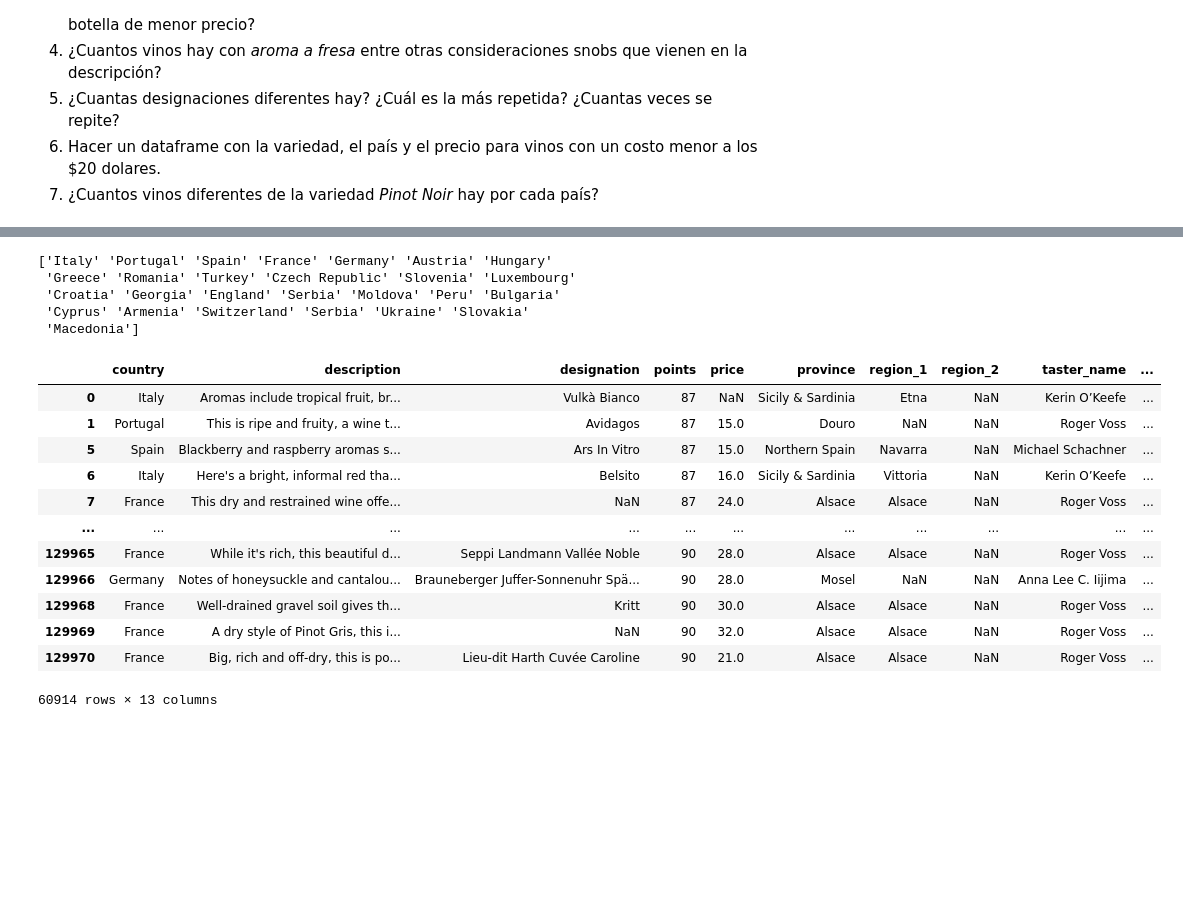
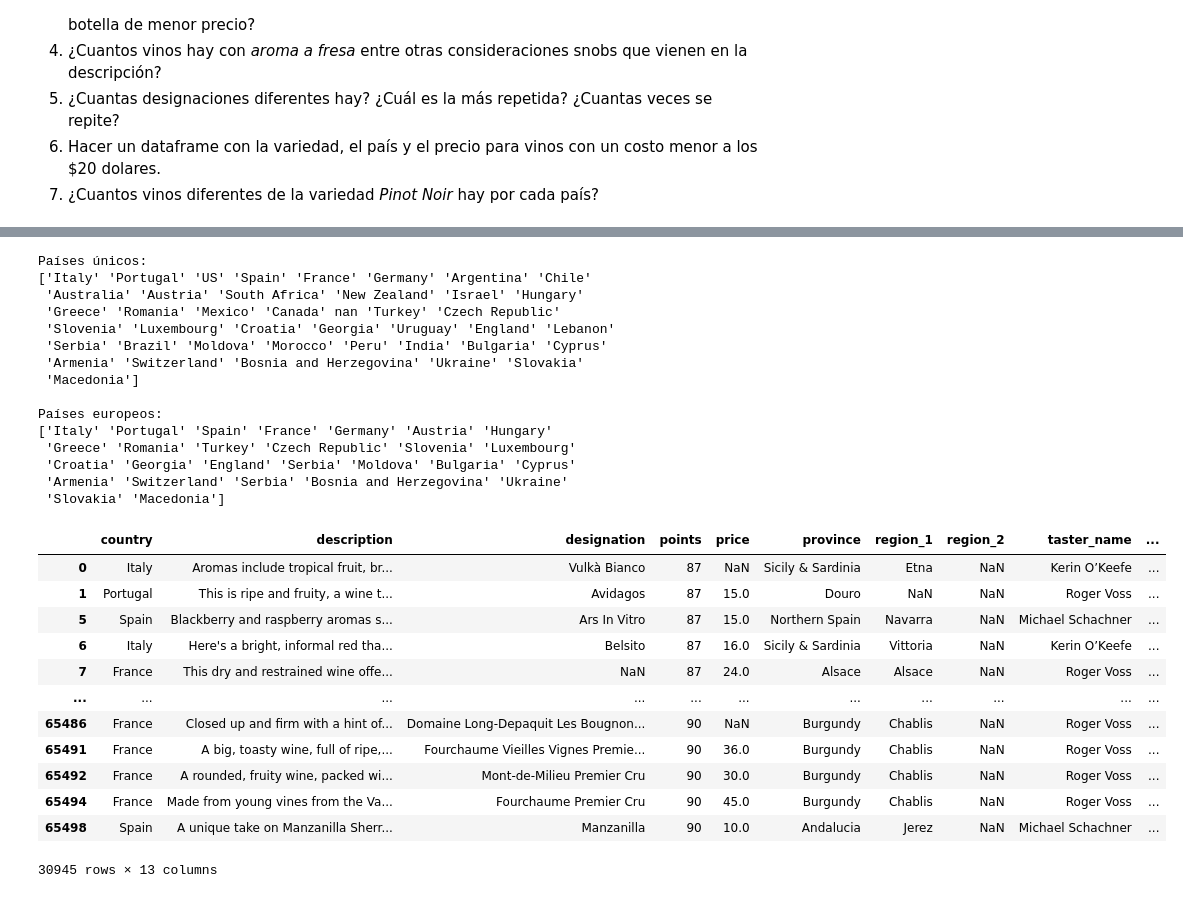
Before and after one commit to Jupazumur/lcc-ia-2026-1, a Jupyter notebook: eval_conocimiento/intro-pandas.ipynb, the cells around one changed output, grey strips where cells are left out. Drawn from its saved outputs; the diff is of its cells as text; code cells hidden in the pictures; blank space fills up the shorter version.

```diff
--- a/eval_conocimiento/intro-pandas.ipynb
+++ b/eval_conocimiento/intro-pandas.ipynb
@@ -835,7 +835,7 @@ Una vez descargado, usar pandas para las siguientes tareas:
 winmag_url = 'https://gist.githubusercontent.com/clairehq/79acab35be50eaf1c383948ed3fd1129/raw/407a02139ae1e134992b90b4b2b8c329b3d73a6a/winemag-data-130k-v2.csv'
 # %%
 # ¿Cuantas variables tiene el dataframe?
-csv_path = "/content/sample_data/winemag-data-130k-v2.csv.zip"
+csv_path = winmag_url
 
 df_wine = pd.read_csv(csv_path, engine='python', index_col = 0)
 df_wine.info()
@@ -855,6 +855,6 @@ df_wine.isnull().sum()
 
 # ¿Qué variables son cualitativas?
 
-# Todas excepto las dos anteriormente mencionadas
+# Todas excepto las dos anteriores
 # %% [output]
 <class 'pandas.core.frame.DataFrame'>
@@ -894,36 +894,47 @@ memory usage: 13.9+ MB
 dtype: int64
 # %%
 # Hacer un dataframe con únicamente vinos europeos.
-#vino_eu = df_wine.loc[df_titanic.region == '', ['country']]  # Como dataframe
 
-vino_eu = df_wine['country'].unique()
+# Seleccionamos países
+paises = df_wine['country'].unique()
+print(f"Países únicos: \n{paises}\n")
 
-indexArray = [0, 1, 3, 4, 5, 9, 13, 14, 15, 19, 20, 21, 22, 23, 24, 26, 28, 30, 32, 34, 35, 36, 37, 28, 39, 40, 41]
-vino_eu = vino_eu[indexArray]
-
-print(vino_eu)
+# Seleccionamos países europeos
+indexArray = [0, 1, 3, 4, 5, 9, 13, 14, 15, 19, 20, 21, 22, 23, 24, 26, 28, 30, 34, 35, 36, 37, 28, 38, 39, 40, 41]
+vino_eu = paises[indexArray]
+print(f"Países europeos: \n{vino_eu}\n")
 
 df_wine_eu = df_wine.loc[df_wine['country'].isin(vino_eu)]
 df_wine_eu
 # %% [output]
+Países únicos:
+['Italy' 'Portugal' 'US' 'Spain' 'France' 'Germany' 'Argentina' 'Chile'
+ 'Australia' 'Austria' 'South Africa' 'New Zealand' 'Israel' 'Hungary'
+ 'Greece' 'Romania' 'Mexico' 'Canada' nan 'Turkey' 'Czech Republic'
+ 'Slovenia' 'Luxembourg' 'Croatia' 'Georgia' 'Uruguay' 'England' 'Lebanon'
+ 'Serbia' 'Brazil' 'Moldova' 'Morocco' 'Peru' 'India' 'Bulgaria' 'Cyprus'
+ 'Armenia' 'Switzerland' 'Bosnia and Herzegovina' 'Ukraine' 'Slovakia'
+ 'Macedonia']
+
+Países europeos:
 ['Italy' 'Portugal' 'Spain' 'France' 'Germany' 'Austria' 'Hungary'
  'Greece' 'Romania' 'Turkey' 'Czech Republic' 'Slovenia' 'Luxembourg'
- 'Croatia' 'Georgia' 'England' 'Serbia' 'Moldova' 'Peru' 'Bulgaria'
- 'Cyprus' 'Armenia' 'Switzerland' 'Serbia' 'Ukraine' 'Slovakia'
- 'Macedonia']
+ 'Croatia' 'Georgia' 'England' 'Serbia' 'Moldova' 'Bulgaria' 'Cyprus'
+ 'Armenia' 'Switzerland' 'Serbia' 'Bosnia and Herzegovina' 'Ukraine'
+ 'Slovakia' 'Macedonia']
 |  | country | description | designation | points | price | province | region_1 | region_2 | taster_name | ... |
 | 0 | Italy | Aromas include tropical fruit, br... | Vulkà Bianco | 87 | NaN | Sicily & Sardinia | Etna | NaN | Kerin O’Keefe | ... |
 | 1 | Portugal | This is ripe and fruity, a wine t... | Avidagos | 87 | 15.0 | Douro | NaN | NaN | Roger Voss | ... |
 | 5 | Spain | Blackberry and raspberry aromas s... | Ars In Vitro | 87 | 15.0 | Northern Spain | Navarra | NaN | Michael Schachner | ... |
 | 6 | Italy | Here's a bright, informal red tha... | Belsito | 87 | 16.0 | Sicily & Sardinia | Vittoria | NaN | Kerin O’Keefe | ... |
 | 7 | France | This dry and restrained wine offe... | NaN | 87 | 24.0 | Alsace | Alsace | NaN | Roger Voss | ... |
 | ... | ... | ... | ... | ... | ... | ... | ... | ... | ... | ... |
-| 129965 | France | While it's rich, this beautiful d... | Seppi Landmann Vallée Noble | 90 | 28.0 | Alsace | Alsace | NaN | Roger Voss | ... |
-| 129966 | Germany | Notes of honeysuckle and cantalou... | Brauneberger Juffer-Sonnenuhr Spä... | 90 | 28.0 | Mosel | NaN | NaN | Anna Lee C. Iijima | ... |
-| 129968 | France | Well-drained gravel soil gives th... | Kritt | 90 | 30.0 | Alsace | Alsace | NaN | Roger Voss | ... |
-| 129969 | France | A dry style of Pinot Gris, this i... | NaN | 90 | 32.0 | Alsace | Alsace | NaN | Roger Voss | ... |
-| 129970 | France | Big, rich and off-dry, this is po... | Lieu-dit Harth Cuvée Caroline | 90 | 21.0 | Alsace | Alsace | NaN | Roger Voss | ... |
+| 65486 | France | Closed up and firm with a hint of... | Domaine Long-Depaquit Les Bougnon... | 90 | NaN | Burgundy | Chablis | NaN | Roger Voss | ... |
+| 65491 | France | A big, toasty wine, full of ripe,... | Fourchaume Vieilles Vignes Premie... | 90 | 36.0 | Burgundy | Chablis | NaN | Roger Voss | ... |
+| 65492 | France | A rounded, fruity wine, packed wi... | Mont-de-Milieu Premier Cru | 90 | 30.0 | Burgundy | Chablis | NaN | Roger Voss | ... |
+| 65494 | France | Made from young vines from the Va... | Fourchaume Premier Cru | 90 | 45.0 | Burgundy | Chablis | NaN | Roger Voss | ... |
+| 65498 | Spain | A unique take on Manzanilla Sherr... | Manzanilla | 90 | 10.0 | Andalucia | Jerez | NaN | Michael Schachner | ... |
-60914 rows × 13 columns
+30945 rows × 13 columns
 # %%
 # ¿Cuál es el menor, el mayor y el precio promedio de la botella por país?
 
```
Also changed, not shown: parts of 6 cells of this notebook.
